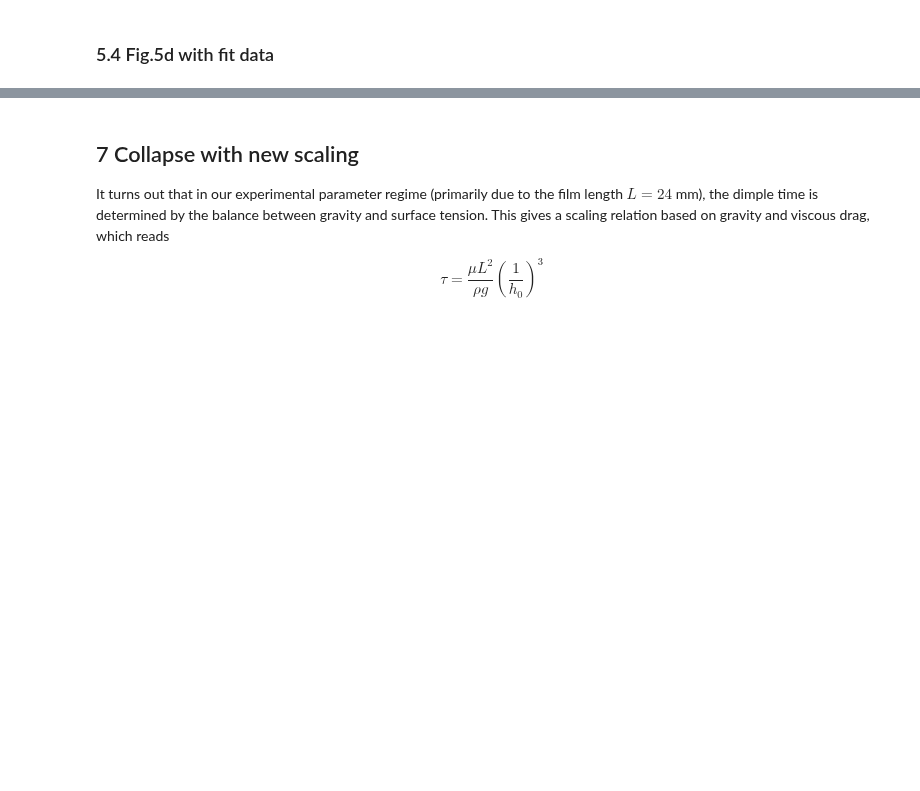
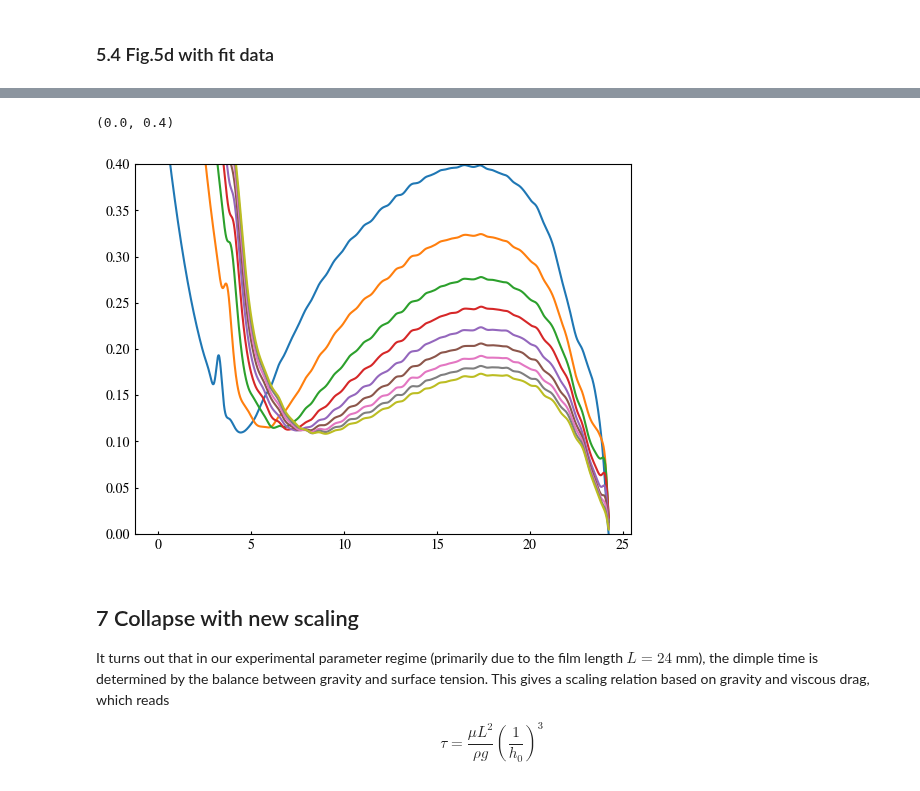
Before and after one commit to ZLoverty/WPM, a Jupyter notebook: Code/Response_to_reviewers.ipynb, the cells around one changed output, grey strips where cells are left out. Drawn from its saved outputs; the diff is of its cells as text; code cells hidden in the pictures; blank space fills up the shorter version.

```diff
--- a/Code/Response_to_reviewers.ipynb
+++ b/Code/Response_to_reviewers.ipynb
@@ -767,3 +784,10 @@ fig.savefig("prefactor.svg")
+# %%
+for i in range(2, df.shape[1], 2):
+    plt.plot(df.index, butterworth_filter(df.iloc[:, i], 50))
+plt.ylim([0, 0.4])
+# %% [output]
+(0.0, 0.4)
+[figure, added]
 # %% [markdown]
 ## 7 Collapse with new scaling
 
```
Also changed, not shown: parts of 15 cells of this notebook, 2 other files.
